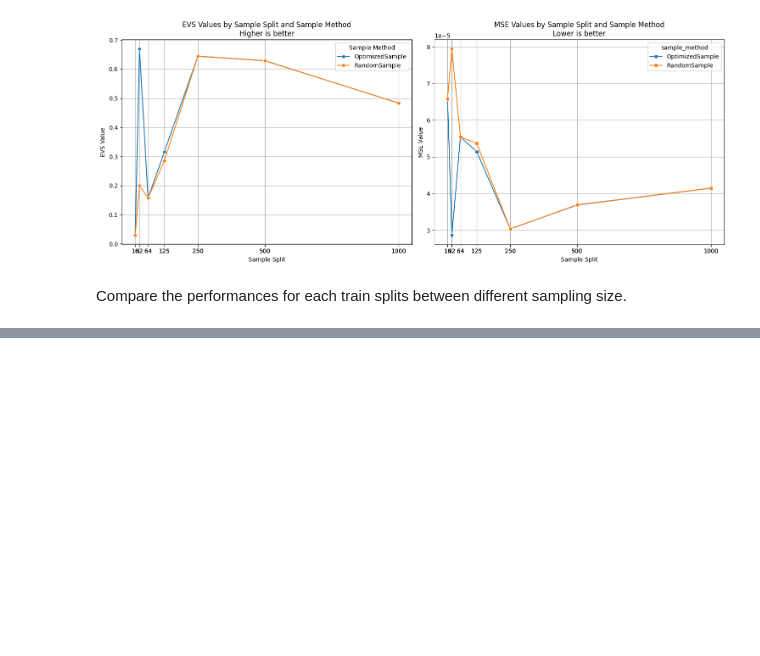
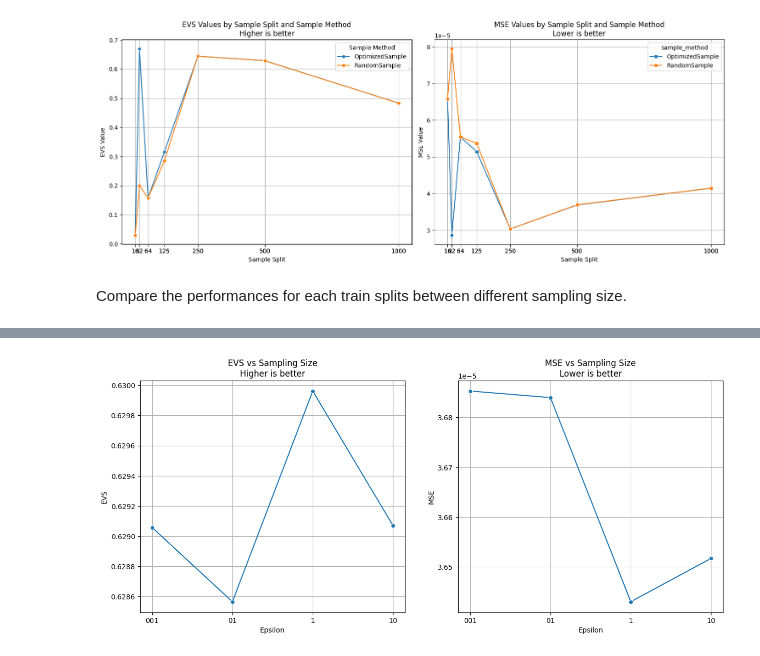
Before and after one commit to Lui5ito/GraduationProject, a Jupyter notebook: Experimental Part/CrossValidation_KRR.ipynb, the cells around one changed output, grey strips where cells are left out. Drawn from its saved outputs; the diff is of its cells as text; code cells hidden in the pictures; blank space fills up the shorter version.

Commit message:
new data and influence of hyperparameter on krr

```diff
--- a/Experimental Part/CrossValidation_KRR.ipynb
+++ b/Experimental Part/CrossValidation_KRR.ipynb
@@ -521,0 +562,28 @@ plt.show()
+# %%
+import seaborn as sns
+
+df = pd.DataFrame(my_results)
+
+fig, axs = plt.subplots(1, 2, figsize=(15, 6))
+
+sns.lineplot(data=df, x='epsilon', y='evs', marker='o', ax = axs[0])
+
+axs[0].set_title('EVS vs Sampling Size\nHigher is better')
+axs[0].set_xlabel('Epsilon')  # Corrected line
+axs[0].set_ylabel('EVS')  # Corrected line
+axs[0].grid(True)
+axs[0].set_xticks(df['epsilon'])
+axs[0].set_xticklabels(df['epsilon'])
+
+sns.lineplot(data=df, x='epsilon', y='mse', marker='o', ax = axs[1])
+
+axs[1].set_title('MSE vs Sampling Size\nLower is better')
+axs[1].set_xlabel('Epsilon')  # Corrected line
+axs[1].set_ylabel('MSE')  # Corrected line
+axs[1].grid(True)
+axs[1].set_xticks(df['epsilon'])
+axs[1].set_xticklabels(df['epsilon'])
+
+plt.show()
+# %% [output]
+[figure, added]
```
Also changed, not shown: parts of 5 cells of this notebook, 50 other files.
